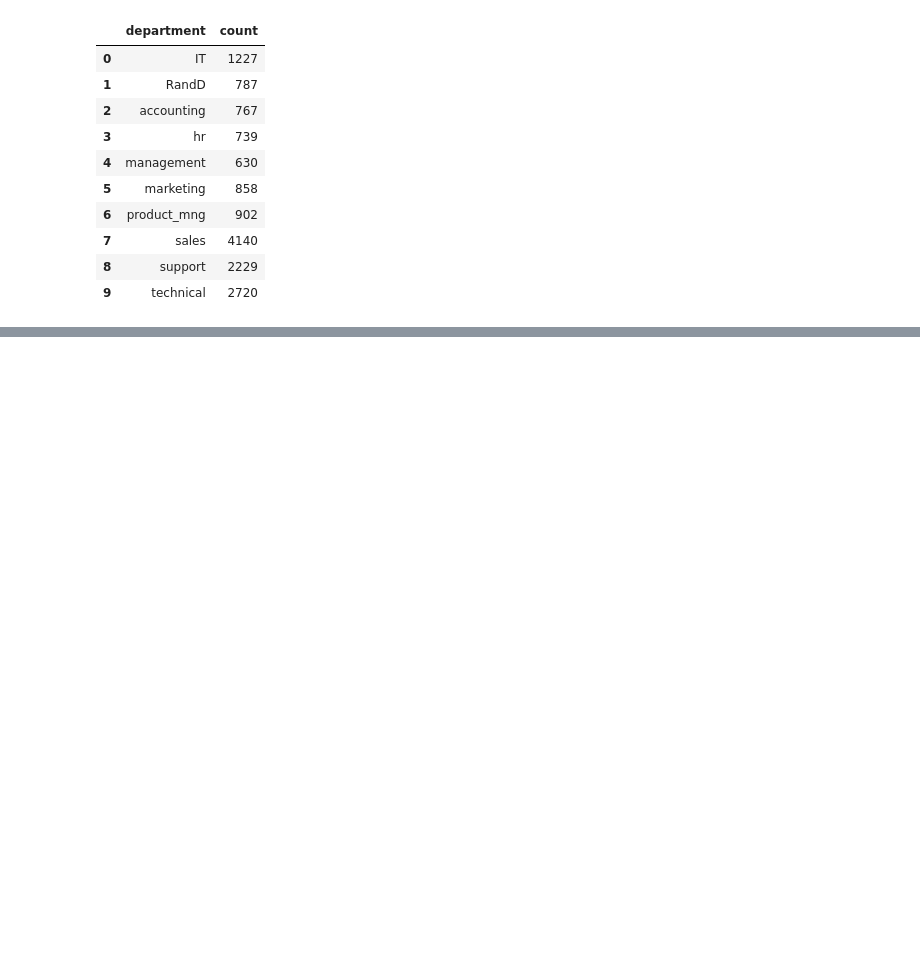
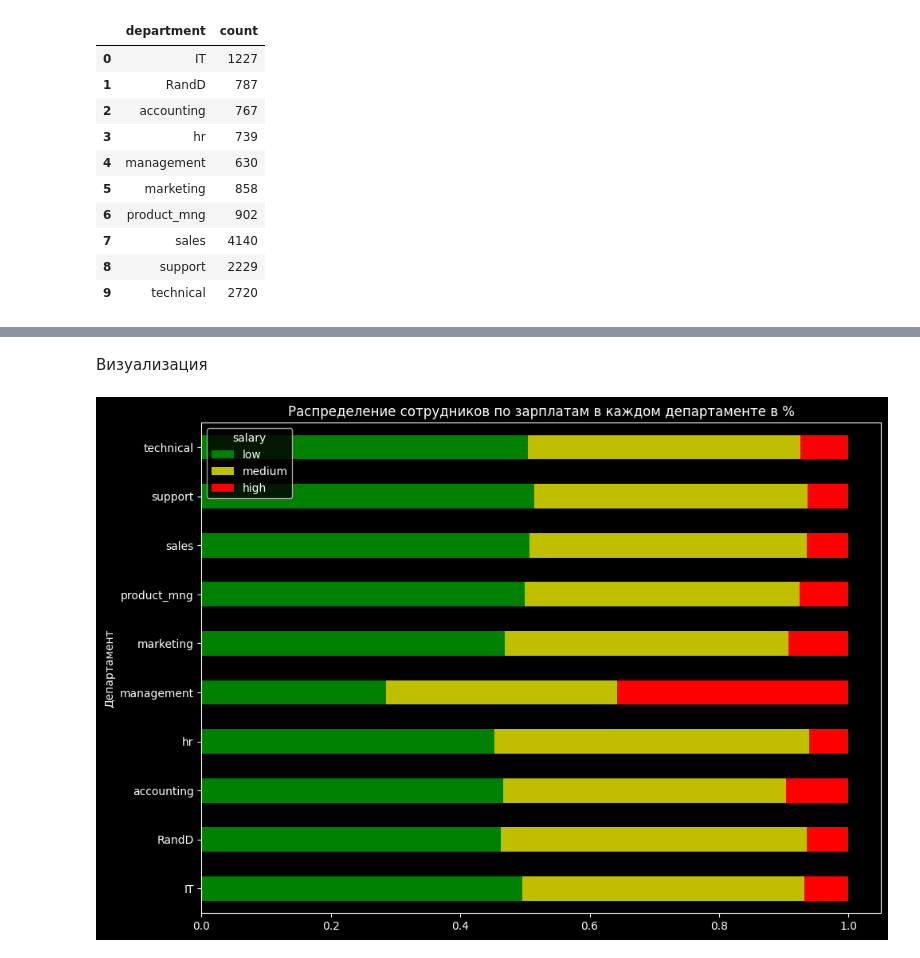
Before and after one commit to alex-punchenko/PyDa_Diplom_work, a Jupyter notebook: PyDa_Diplom.ipynb, the cells around one changed output, grey strips where cells are left out. Drawn from its saved outputs; the diff is of its cells as text; code cells hidden in the pictures; blank space fills up the shorter version.

```diff
--- a/PyDa_Diplom.ipynb
+++ b/PyDa_Diplom.ipynb
@@ -114,0 +155,17 @@ dep.rename(columns={0:'count'})
+# %% [markdown]
+Визуализация
+# %%
+dep_by_sal = df.groupby('department')['salary'].value_counts(normalize=True).unstack() #распределение сотрудников по зарплатам в каждом департаменте в %
+dep_by_sal = dep_by_sal.reindex(columns=['low', 'medium', 'high']) # сортировка стобцов от low до high
+# %%
+dep_by_sal.plot(
+       kind='barh',
+       stacked=True,
+       figsize=(11, 8),
+       color=['g','y','r'],
+       ylabel='Департамент',
+       title='Распределение сотрудников по зарплатам в каждом департаменте в %')
+
+plt.show()
+# %% [output]
+[figure, added]
```
Also changed, not shown: parts of 40 cells of this notebook.
